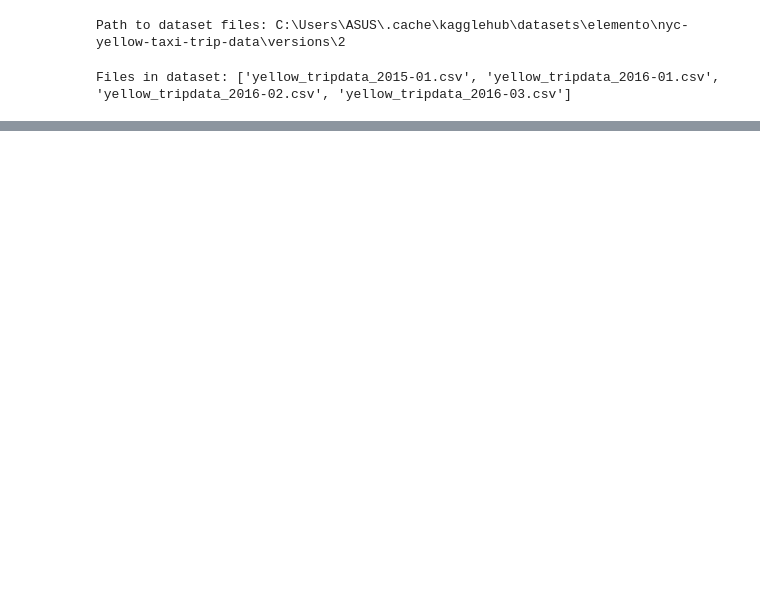
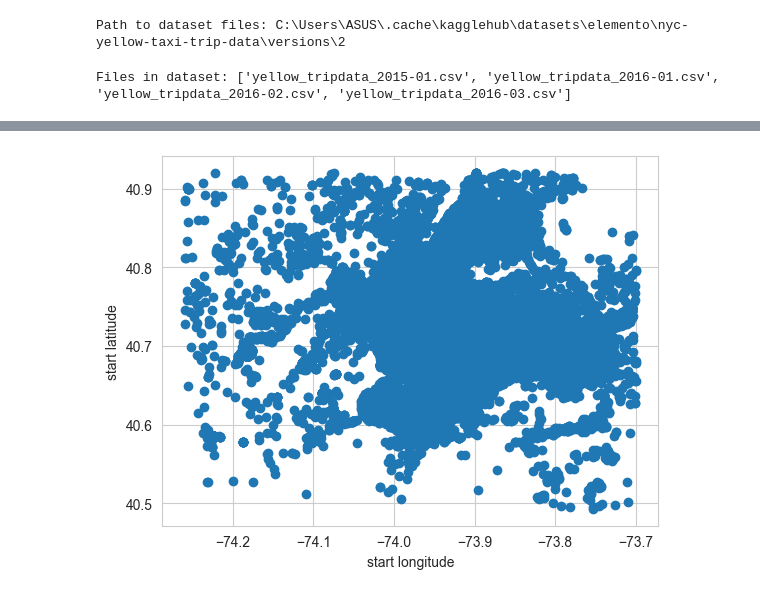
Before and after one commit to Fatemenamdar20/NYC_taxi, a Jupyter notebook: NYC.ipynb, the cells around one changed output, grey strips where cells are left out. Drawn from its saved outputs; the diff is of its cells as text; code cells hidden in the pictures; blank space fills up the shorter version.

```diff
--- a/NYC.ipynb
+++ b/NYC.ipynb
@@ -60,0 +123,3 @@ df.head()
+# %%
+df["tpep_pickup_datetime"] = pd.to_datetime(df["tpep_pickup_datetime"])
+df["tpep_dropoff_datetime"] = pd.to_datetime(df["tpep_dropoff_datetime"])
@@ -60,0 +185,7 @@ df.head()
+# %%
+plt.scatter(df["start_lon"], df["start_lat"])
+plt.xlabel("start longitude")
+plt.ylabel("start latitude")
+plt.show()
+# %% [output]
+[figure, added]
```
Also changed, not shown: parts of 32 cells of this notebook.
